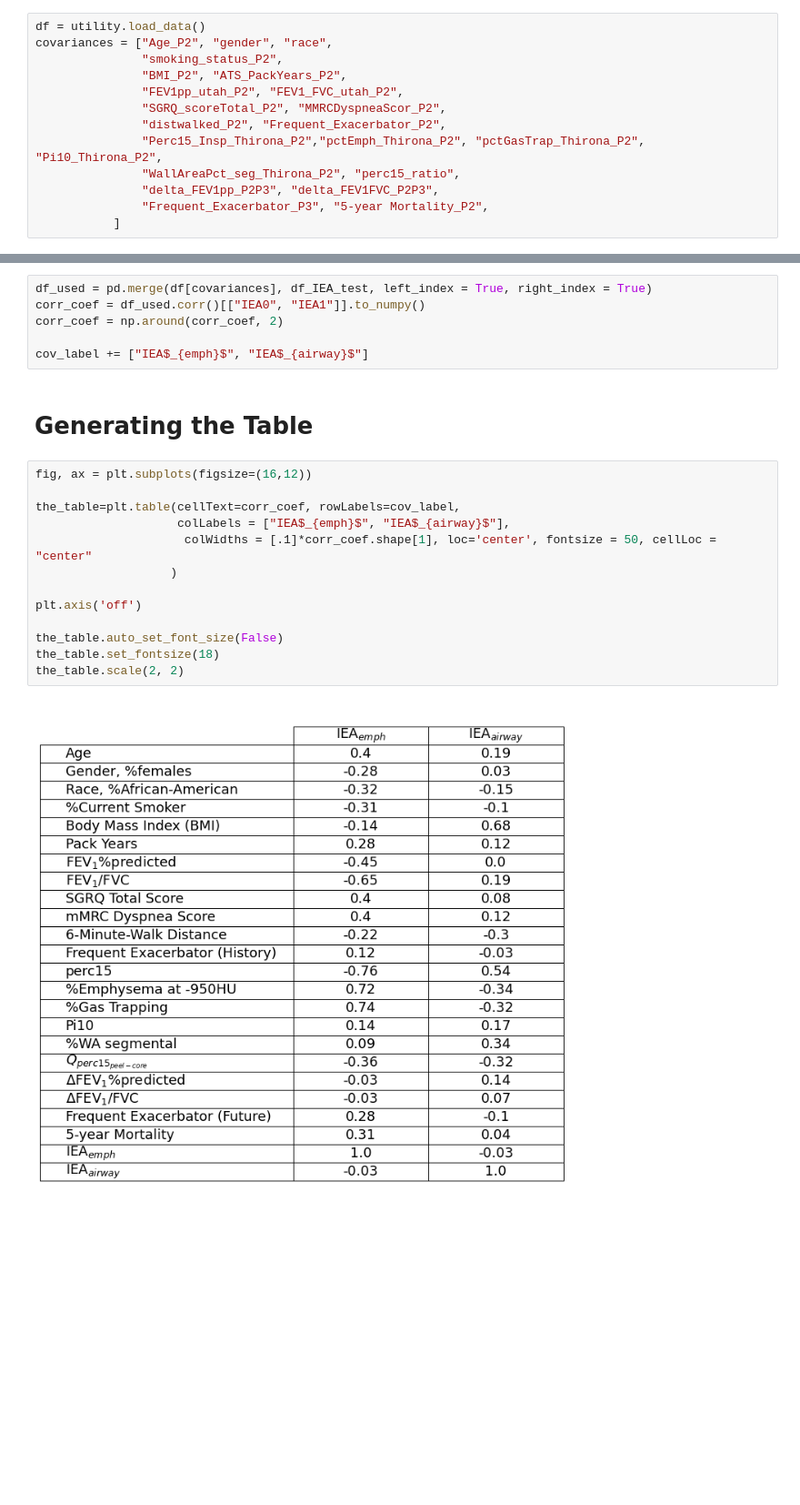
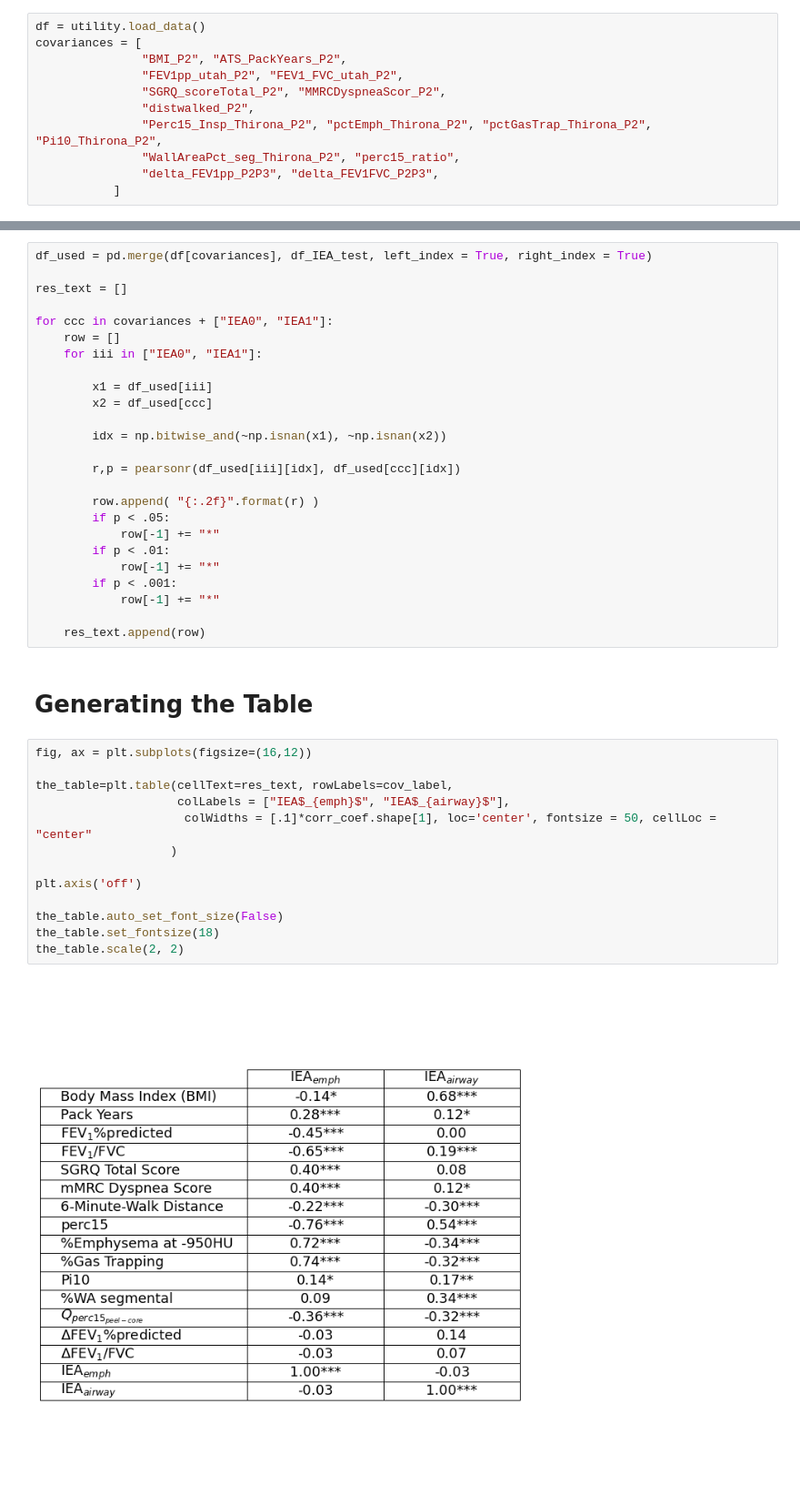
Before and after one commit to batmanlab/IEA, a Jupyter notebook: Figures_Tables/main_text/Table2.ipynb, the cells around one changed output, grey strips where cells are left out. Shown: that part at 91% size. Saved outputs shown, nothing was run; the diff lists cells and outputs as text; blank space fills up the shorter version.

Commit message:
Update the tables and figures.

```diff
--- a/Figures_Tables/main_text/Table2.ipynb
+++ b/Figures_Tables/main_text/Table2.ipynb
@@ -32,16 +32,14 @@ df_IEA_train = pd.read_csv("../../output/IEA_train.csv").set_index("sid")
 df_IEA_test = pd.read_csv("../../output/IEA_test.csv").set_index("sid")
 # %%
 df = utility.load_data()
-covariances = ["Age_P2", "gender", "race",
-               "smoking_status_P2",
+covariances = [
                "BMI_P2", "ATS_PackYears_P2",
                "FEV1pp_utah_P2", "FEV1_FVC_utah_P2",
                "SGRQ_scoreTotal_P2", "MMRCDyspneaScor_P2",
-               "distwalked_P2", "Frequent_Exacerbator_P2",
-               "Perc15_Insp_Thirona_P2","pctEmph_Thirona_P2", "pctGasTrap_Thirona_P2", "Pi10_Thirona_P2",
+               "distwalked_P2",
+               "Perc15_Insp_Thirona_P2", "pctEmph_Thirona_P2", "pctGasTrap_Thirona_P2", "Pi10_Thirona_P2",
                "WallAreaPct_seg_Thirona_P2", "perc15_ratio",
                "delta_FEV1pp_P2P3", "delta_FEV1FVC_P2P3",
-               "Frequent_Exacerbator_P3", "5-year Mortality_P2",
            ]
 # %% [output]
 A value is trying to be set on a copy of a slice from a DataFrame
@@ -78,26 +72,45 @@ cov_label = [iii.replace("Frequent_Exacerbator_P2", "Frequent Exacerbator (Histo
              for iii in covariances]
 # %% [markdown]
 # Computing the correlation coefficients
-# %%
-df_used = pd.merge(df[covariances], df_IEA_test, left_index = True, right_index = True)
-corr_coef = df_used.corr()[["IEA0", "IEA1"]].to_numpy()
-corr_coef = np.around(corr_coef, 2)
-
-cov_label += ["IEA$_{emph}$", "IEA$_{airway}$"]
+# %%
+df_used = pd.merge(df[covariances], df_IEA_test, left_index = True, right_index = True)
+
+res_text = []
+
+for ccc in covariances + ["IEA0", "IEA1"]:
+    row = []
+    for iii in ["IEA0", "IEA1"]:
+
+        x1 = df_used[iii]
+        x2 = df_used[ccc]
+
+        idx = np.bitwise_and(~np.isnan(x1), ~np.isnan(x2))
+
+        r,p = pearsonr(df_used[iii][idx], df_used[ccc][idx])
+
+        row.append( "{:.2f}".format(r) )
+        if p < .05:
+            row[-1] += "*"
+        if p < .01:
+            row[-1] += "*"
+        if p < .001:
+            row[-1] += "*"
+
+    res_text.append(row)
 # %% [markdown]
 # Generating the Table
 # %%
 fig, ax = plt.subplots(figsize=(16,12))
 
-the_table=plt.table(cellText=corr_coef, rowLabels=cov_label,
+the_table=plt.table(cellText=res_text, rowLabels=cov_label,
                     colLabels = ["IEA$_{emph}$", "IEA$_{airway}$"],
                      colWidths = [.1]*corr_coef.shape[1], loc='center', fontsize = 50, cellLoc = "center"
                    )
 
 plt.axis('off')
 
 the_table.auto_set_font_size(False)
 the_table.set_fontsize(18)
 the_table.scale(2, 2)
 # %% [output]
-[figure, old version]
+[figure, new version]
```
Also changed, not shown: parts of 1 cell of this notebook, 8 other files.
